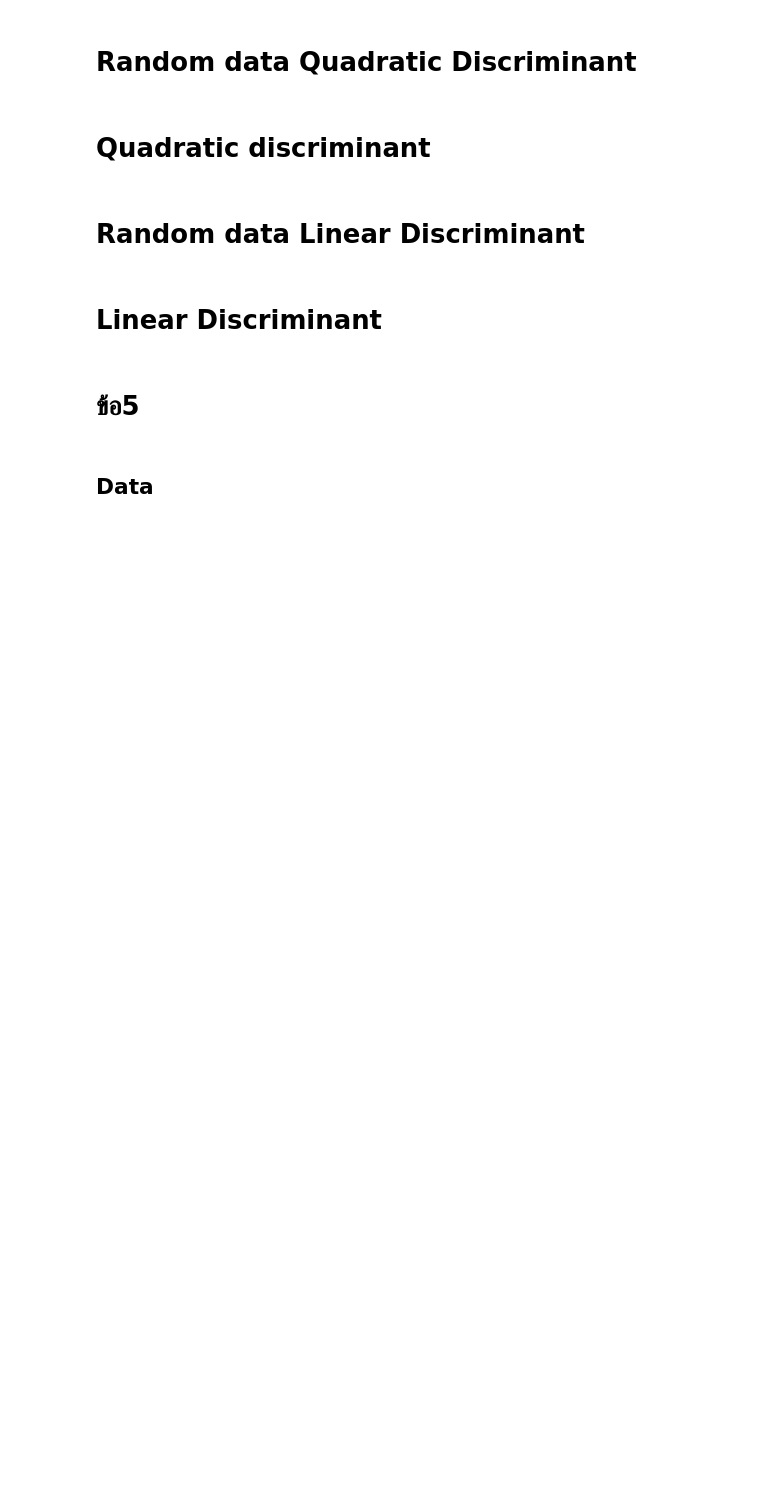
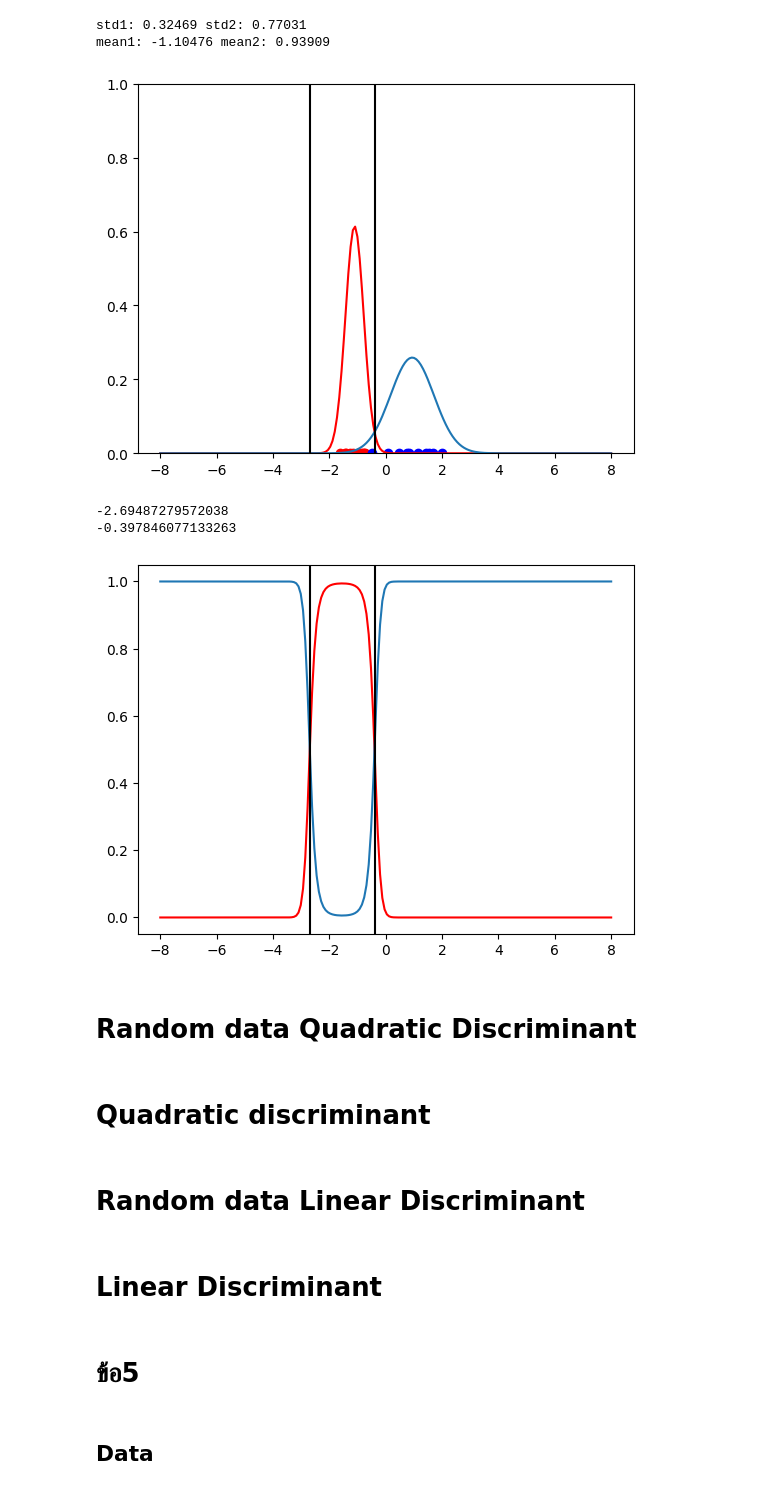
Before and after one commit to JedsadaSrijunpoe/Machine-Learning, a Jupyter notebook: BayesClassification.ipynb, the cells around one changed output. Drawn from its saved outputs; the diff is of its cells as text; code cells hidden in the pictures; blank space fills up the shorter version.

```diff
--- a/BayesClassification.ipynb
+++ b/BayesClassification.ipynb
@@ -102,33 +111,43 @@ plt.show()
 # %%
 x_values = np.linspace(-8, 8,200)
 
 np.random.seed(4)
-data1 = np.random.normal(-1, 0.4, 100)
+data1 = np.random.normal(-1, 0.4, 10)
 np.random.seed(6)
-data2 = np.random.normal(1, 0.6, 100)
+data2 = np.random.normal(1, 0.6, 10)
 
 mean_1, std_1, prior_1 = np.mean(data1), np.std(data1, ddof=1), 0.5
 mean_2, std_2, prior_2 = np.mean(data2), np.std(data2, ddof=1), 0.5
 
 print("std1: {:.5f}".format(std_1), "std2: {:.5f}".format(std_2))
 print("mean1: {:.5f}".format(mean_1), "mean2: {:.5f}".format(mean_2))
 
 # Plot the graph
 #plt.figure(figsize=(10, 6))
 plt.ylim(0,1)
 #plt.plot(x_values, y_values, label='likelyhood', color='blue')
 plt.plot(x_values, normal_l(x_values, mean_1, std_1, prior_1), color = "red")
 plt.plot(x_values, normal_l(x_values, mean_2, std_2, prior_2))
 for result in sp.solve(sp.Eq(normal_classifier(x, mean_1, std_1, prior_1, mean_2, std_2, prior_2) - normal_classifier(x, mean_2, std_2, prior_2, mean_1, std_1, prior_1), 0), x):
     plt.axvline(x = result,color="black")
+
+plt.scatter(data1, [0]*len(data1), color = "red")
+plt.scatter(data2, [0]*len(data1), color = "blue")
 plt.show()
 
 plt.plot(x_values, normal_pp(x_values, mean_1, std_1, prior_1, mean_2, std_2, prior_2), label='post', color='red')
 plt.plot(x_values, normal_pp(x_values, mean_2, std_2, prior_2, mean_1, std_1, prior_1), label='post2')
 for result in sp.solve(sp.Eq(normal_classifier(x, mean_1, std_1, prior_1, mean_2, std_2, prior_2) - normal_classifier(x, mean_2, std_2, prior_2, mean_1, std_1, prior_1), 0), x):
     plt.axvline(x = result,color="black")
     print(result)
 plt.show()
+# %% [output]
+std1: 0.32469 std2: 0.77031
+mean1: -1.10476 mean2: 0.93909
+[figure, added]
+-2.69487279572038
+-0.397846077133263
+[figure, added]
 # %%
 x1, x2, mean1, covariance1, prior1, mean2, covariance2, prior2 = sp.symbols('x1 x2 mean1 covariance1 prior1 mean2 covariance2 prior2')
 
```
Also changed, not shown: parts of 1 cell of this notebook.
